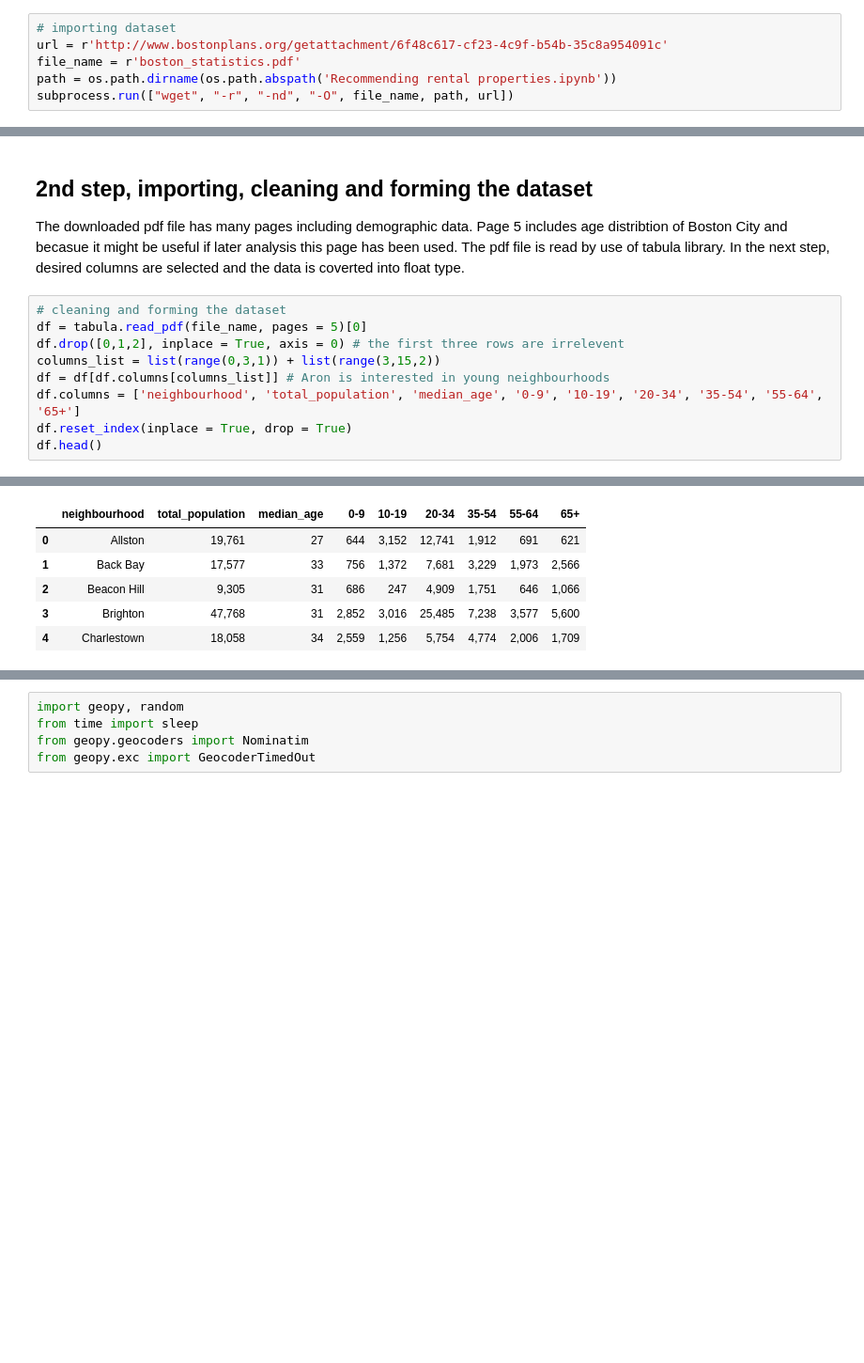
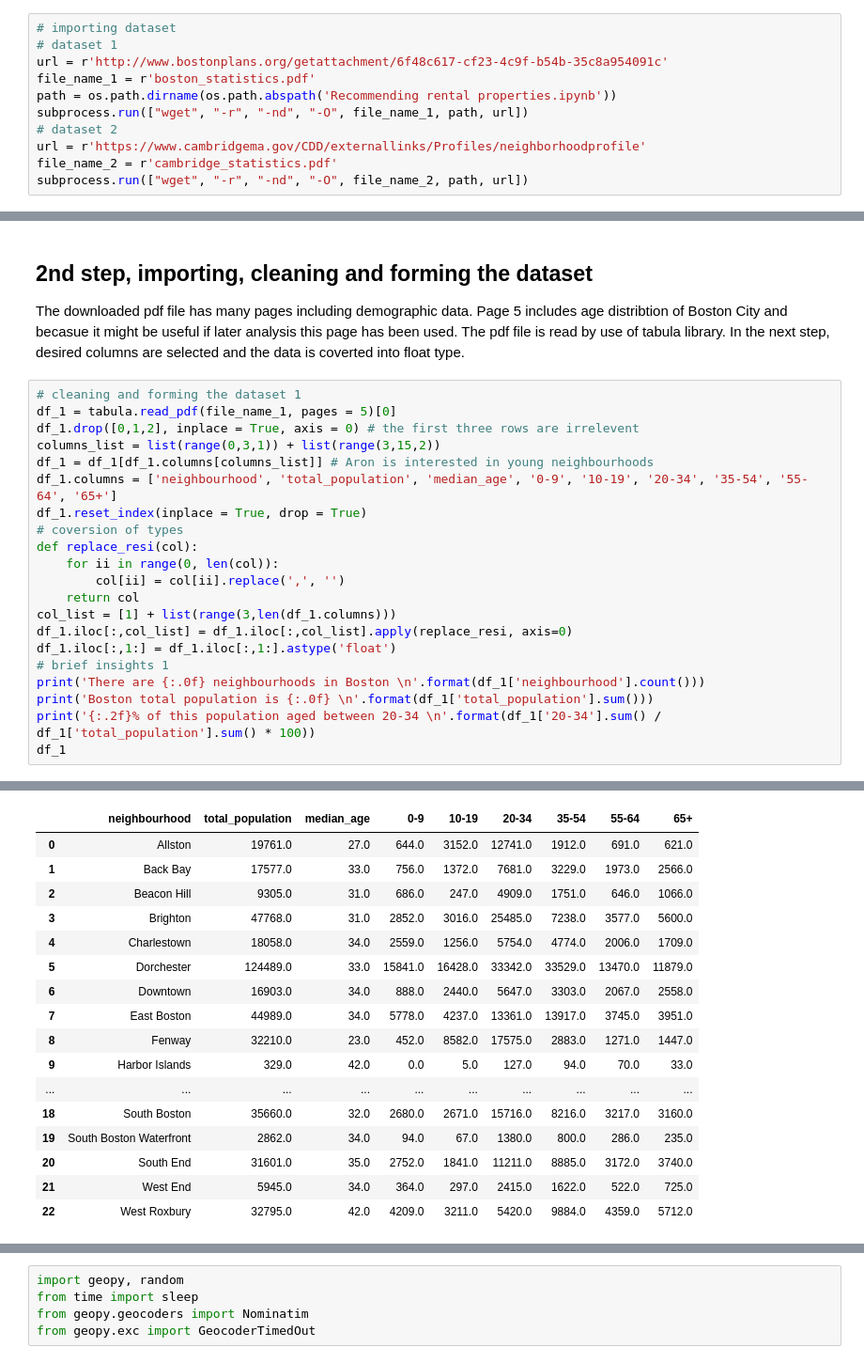
Before and after one commit to Aron-XXV/Coursera_Capstone, a Jupyter notebook: Boston Neighbourhoods/Recommending rental properties.ipynb, the cells around one changed output, grey strips where cells are left out. Shown at 94% size. Drawn from its saved outputs; the diff is of its cells as text; blank space fills up the shorter version.

```diff
--- a/Boston Neighbourhoods/Recommending rental properties.ipynb
+++ b/Boston Neighbourhoods/Recommending rental properties.ipynb
@@ -28,7 +28,12 @@ in this step the dataset is downloaded using wget which is utilised with subproc
 # %%
 # importing dataset
+# dataset 1
 url = r'http://www.bostonplans.org/getattachment/6f48c617-cf23-4c9f-b54b-35c8a954091c'
-file_name = r'boston_statistics.pdf'
+file_name_1 = r'boston_statistics.pdf'
 path = os.path.dirname(os.path.abspath('Recommending rental properties.ipynb'))
-subprocess.run(["wget", "-r", "-nd", "-O", file_name, path, url])
+subprocess.run(["wget", "-r", "-nd", "-O", file_name_1, path, url])
+# dataset 2
+url = r'https://www.cambridgema.gov/CDD/externallinks/Profiles/neighborhoodprofile'
+file_name_2 = r'cambridge_statistics.pdf'
+subprocess.run(["wget", "-r", "-nd", "-O", file_name_2, path, url])
 # %% [output]
@@ -37,12 +42,24 @@ CompletedProcess(args=['wget', '-r', '-nd', '-O', 'boston_statistics.pdf', 'C:\\
 ## 2nd step, importing, cleaning and forming the dataset
 The downloaded pdf file has many pages including demographic data. Page 5 includes age distribtion of Boston City and becasue it might be useful if later analysis this page has been used. The pdf file is read by use of tabula library. In the next step, desired columns are selected and the data is coverted into float type.
 # %%
-# cleaning and forming the dataset
-df = tabula.read_pdf(file_name, pages = 5)[0]
-df.drop([0,1,2], inplace = True, axis = 0) # the first three rows are irrelevent
+# cleaning and forming the dataset 1
+df_1 = tabula.read_pdf(file_name_1, pages = 5)[0]
+df_1.drop([0,1,2], inplace = True, axis = 0) # the first three rows are irrelevent
 columns_list = list(range(0,3,1)) + list(range(3,15,2))
-df = df[df.columns[columns_list]] # Aron is interested in young neighbourhoods
-df.columns = ['neighbourhood', 'total_population', 'median_age', '0-9', '10-19', '20-34', '35-54', '55-64', '65+']
-df.reset_index(inplace = True, drop = True)
-df.head()
+df_1 = df_1[df_1.columns[columns_list]] # Aron is interested in young neighbourhoods
+df_1.columns = ['neighbourhood', 'total_population', 'median_age', '0-9', '10-19', '20-34', '35-54', '55-64', '65+']
+df_1.reset_index(inplace = True, drop = True)
+# coversion of types
+def replace_resi(col):
+    for ii in range(0, len(col)):
+        col[ii] = col[ii].replace(',', '')
+    return col
+col_list = [1] + list(range(3,len(df_1.columns)))
+df_1.iloc[:,col_list] = df_1.iloc[:,col_list].apply(replace_resi, axis=0)
+df_1.iloc[:,1:] = df_1.iloc[:,1:].astype('float')
+# brief insights 1
+print('There are {:.0f} neighbourhoods in Boston \n'.format(df_1['neighbourhood'].count()))
+print('Boston total population is {:.0f} \n'.format(df_1['total_population'].sum()))
+print('{:.2f}% of this population aged between 20-34 \n'.format(df_1['20-34'].sum() / df_1['total_population'].sum() * 100))
+df_1
 # %% [output]
@@ -53,6 +75,17 @@ INFO: OpenType Layout tables used in font ABCDEE+Calibri-Bold are not implemente
 |  | neighbourhood | total_population | median_age | 0-9 | 10-19 | 20-34 | 35-54 | 55-64 | 65+ |
-| 0 | Allston | 19,761 | 27 | 644 | 3,152 | 12,741 | 1,912 | 691 | 621 |
-| 1 | Back Bay | 17,577 | 33 | 756 | 1,372 | 7,681 | 3,229 | 1,973 | 2,566 |
-| 2 | Beacon Hill | 9,305 | 31 | 686 | 247 | 4,909 | 1,751 | 646 | 1,066 |
-| 3 | Brighton | 47,768 | 31 | 2,852 | 3,016 | 25,485 | 7,238 | 3,577 | 5,600 |
-| 4 | Charlestown | 18,058 | 34 | 2,559 | 1,256 | 5,754 | 4,774 | 2,006 | 1,709 |
+| 0 | Allston | 19761.0 | 27.0 | 644.0 | 3152.0 | 12741.0 | 1912.0 | 691.0 | 621.0 |
+| 1 | Back Bay | 17577.0 | 33.0 | 756.0 | 1372.0 | 7681.0 | 3229.0 | 1973.0 | 2566.0 |
+| 2 | Beacon Hill | 9305.0 | 31.0 | 686.0 | 247.0 | 4909.0 | 1751.0 | 646.0 | 1066.0 |
+| 3 | Brighton | 47768.0 | 31.0 | 2852.0 | 3016.0 | 25485.0 | 7238.0 | 3577.0 | 5600.0 |
+| 4 | Charlestown | 18058.0 | 34.0 | 2559.0 | 1256.0 | 5754.0 | 4774.0 | 2006.0 | 1709.0 |
+| 5 | Dorchester | 124489.0 | 33.0 | 15841.0 | 16428.0 | 33342.0 | 33529.0 | 13470.0 | 11879.0 |
+| 6 | Downtown | 16903.0 | 34.0 | 888.0 | 2440.0 | 5647.0 | 3303.0 | 2067.0 | 2558.0 |
+| 7 | East Boston | 44989.0 | 34.0 | 5778.0 | 4237.0 | 13361.0 | 13917.0 | 3745.0 | 3951.0 |
+| 8 | Fenway | 32210.0 | 23.0 | 452.0 | 8582.0 | 17575.0 | 2883.0 | 1271.0 | 1447.0 |
+| 9 | Harbor Islands | 329.0 | 42.0 | 0.0 | 5.0 | 127.0 | 94.0 | 70.0 | 33.0 |
+| ... | ... | ... | ... | ... | ... | ... | ... | ... | ... |
+| 18 | South Boston | 35660.0 | 32.0 | 2680.0 | 2671.0 | 15716.0 | 8216.0 | 3217.0 | 3160.0 |
+| 19 | South Boston Waterfront | 2862.0 | 34.0 | 94.0 | 67.0 | 1380.0 | 800.0 | 286.0 | 235.0 |
+| 20 | South End | 31601.0 | 35.0 | 2752.0 | 1841.0 | 11211.0 | 8885.0 | 3172.0 | 3740.0 |
+| 21 | West End | 5945.0 | 34.0 | 364.0 | 297.0 | 2415.0 | 1622.0 | 522.0 | 725.0 |
+| 22 | West Roxbury | 32795.0 | 42.0 | 4209.0 | 3211.0 | 5420.0 | 9884.0 | 4359.0 | 5712.0 |
```
Also changed, not shown: parts of 28 cells of this notebook, 2 other files.
